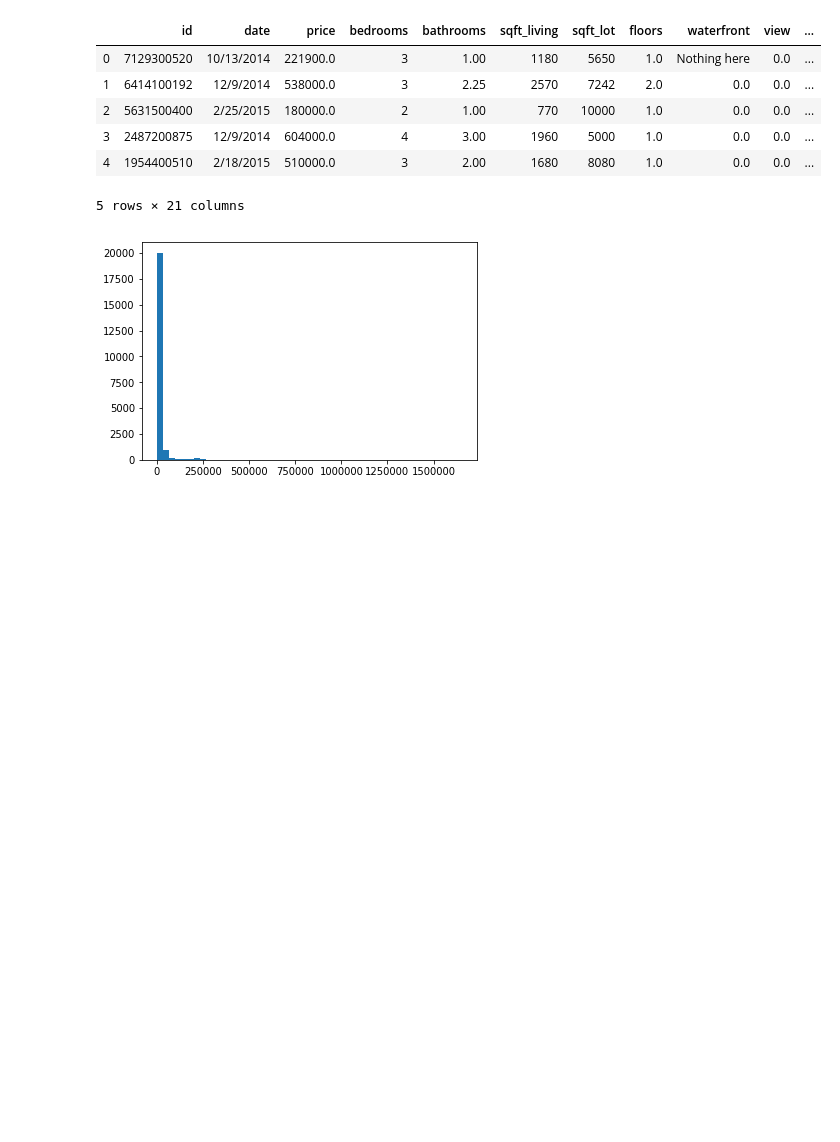
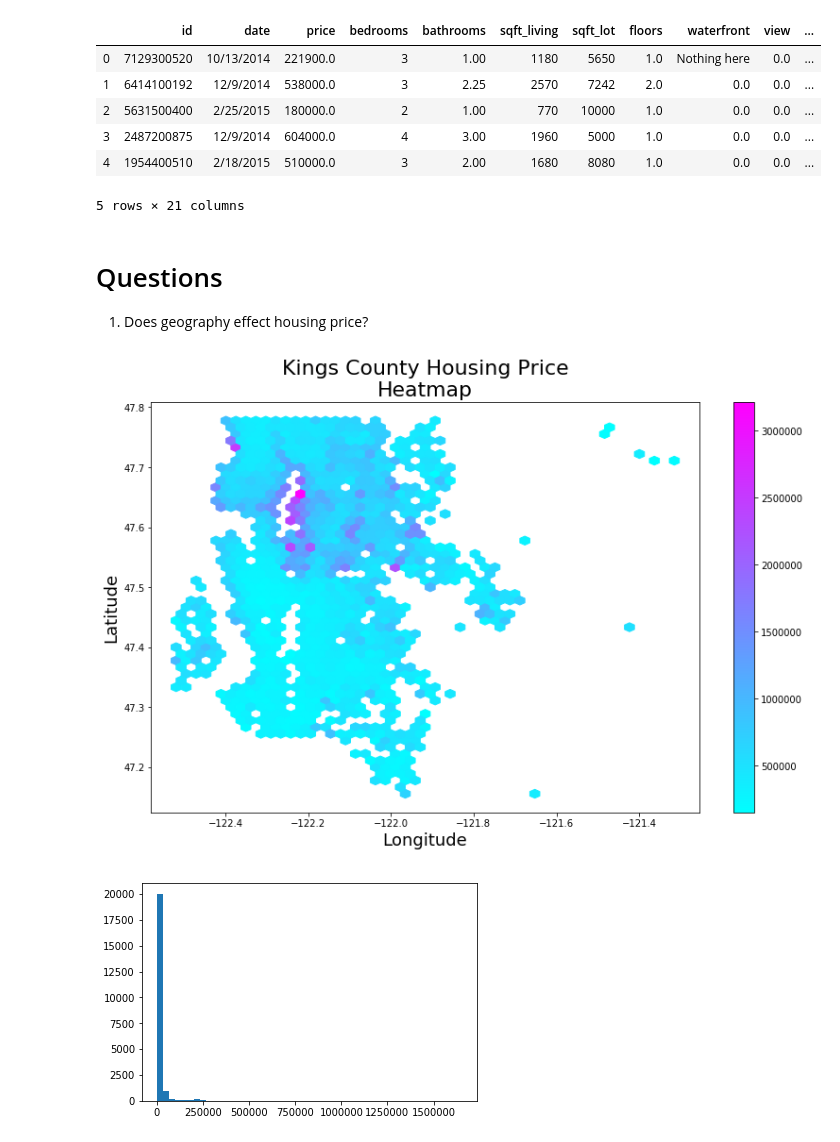
Before and after one commit to erdosn/dsc-mod-2-project-v2-1-online-ds-ft-120919, a Jupyter notebook: notebooks/eda-questions.ipynb, the cells around one changed output. Saved outputs shown, nothing was run; the diff lists cells and outputs as text; code cells hidden in the pictures; blank space fills up the shorter version.

```diff
--- a/notebooks/eda-questions.ipynb
+++ b/notebooks/eda-questions.ipynb
@@ -15,3 +15,15 @@ df.head()
 | 3 | 2487200875 | 12/9/2014 | 604000.0 | 4 | 3.00 | 1960 | 5000 | 1.0 | 0.0 | 0.0 | ... |
 | 4 | 1954400510 | 2/18/2015 | 510000.0 | 3 | 2.00 | 1680 | 8080 | 1.0 | 0.0 | 0.0 | ... |
 5 rows × 21 columns
+# %% [markdown]
+# Questions
+1. Does geography effect housing price?
+# %%
+fig, ax = plt.subplots(1, 1, figsize=(13, 8))
+df.plot.hexbin(x='long', y='lat', C='price',gridsize=50, ax=ax, cmap='cool')
+ax.set_xlabel("Longitude", fontsize=18)
+ax.set_ylabel("Latitude", fontsize=18)
+ax.set_title("Kings County Housing Price\nHeatmap", fontsize=22)
+plt.show()
+# %% [output]
+[figure, added]
```
Also changed, not shown: parts of 1 cell of this notebook, 7 other files.
